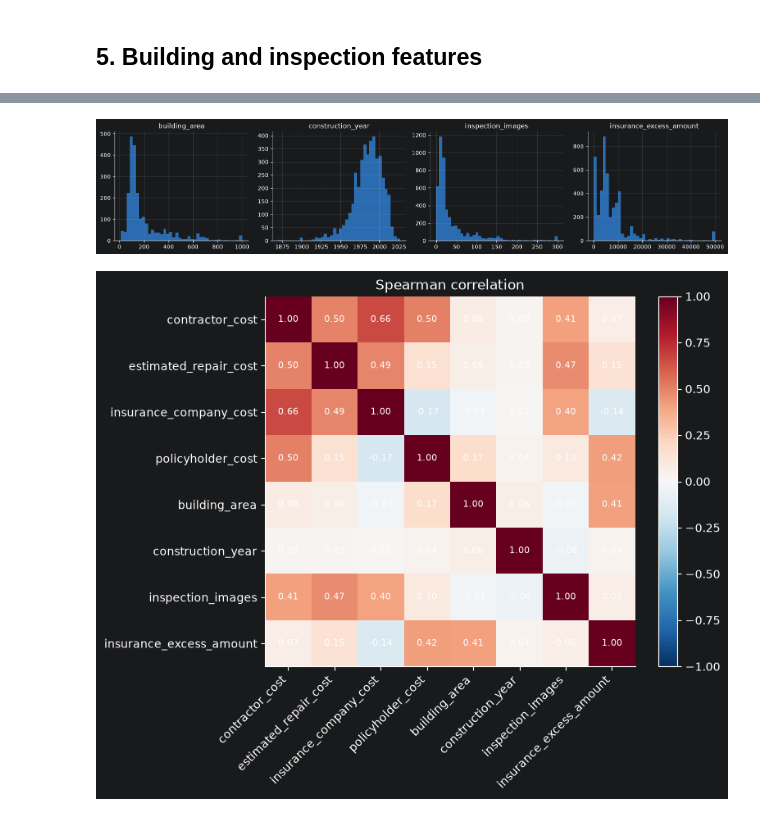
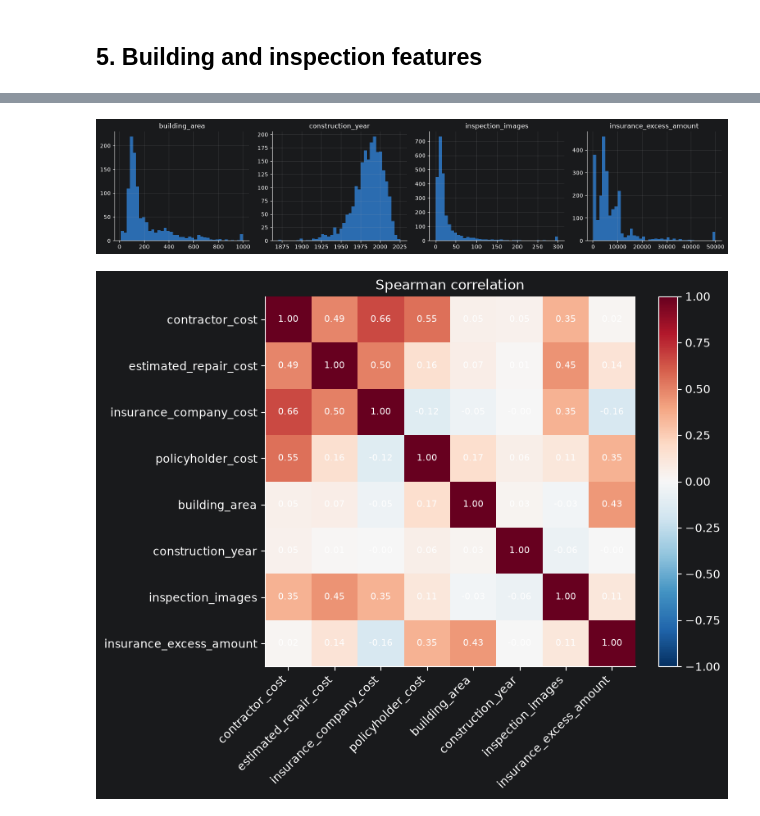
Before and after one commit to arumds/claims_cost_triage, a Jupyter notebook: notebooks/01_data_exploration.ipynb, the cells around one changed output, grey strips where cells are left out. Cells and saved outputs as stored; diff of their text form; code cells hidden in the pictures.

```diff
--- a/notebooks/01_data_exploration.ipynb
+++ b/notebooks/01_data_exploration.ipynb
@@ -275,6 +255,0 @@ Name: ratio, dtype: float64
-# %%
-order = v.groupby("inspection_type").ratio.median().sort_values().index
-fig, ax = plt.subplots(figsize=(8, 4))
-ax.boxplot([v.loc[v.inspection_type == t, "ratio"] for t in order], tick_labels=order, vert=False, showfliers=False)
-ax.axvline(1, color=ORANGE); ax.set(xlabel="quote / estimate", title="Estimate accuracy by damage type")
-plt.show()
@@ -284,0 +348,7 @@ plt.show()
+# %%
+# The ratio
+q["cost_to_estimate"] = q["contractor_cost"] / q["estimated_repair_cost"].where(q["contractor_cost"] >= 100)
+ratio_table = explore(q, "cost_to_estimate",
+     xlabel="contractor cost ÷ estimate  (>1 = overcost; log scale)",
+     ticks=[.125, .25, .5, 1, 2, 4, 8], ticklabels=["⅛", "¼", "½", "1", "2", "4", "8"],
+     refline=1, xlim=(0.1, 10), title="Bill vs estimate across variables")
@@ -288,6 +386,6 @@ plt.show()
 cats = ["inspection_type", "insurance_type", "building_type", "building_geographical_location", "quote_event", "decision_on_quote", "manual_review"]
 fig, axes = plt.subplots(2, 4, figsize=(16, 7)); axes = axes.ravel()
 for ax, c in zip(axes, cats):
-    raw[c].fillna("MISSING").value_counts().plot.barh(ax=ax, color=BLUE); ax.set(title=c, ylabel="")
+    q[c].fillna("MISSING").value_counts().plot.barh(ax=ax, color=BLUE); ax.set(title=c, ylabel="")
 axes[-1].axis("off"); plt.tight_layout(); plt.show()
 # %% [output]
@@ -295,4 +392,0 @@ axes[-1].axis("off"); plt.tight_layout(); plt.show()
-# %%
-# Median contractor quote by category
-for c in ["inspection_type", "insurance_type", "building_type", "building_geographical_location"]:
-    display(raw.groupby(c).contractor_cost.agg(["size", "median", "mean"]).sort_values("median"))
@@ -322,11 +393,11 @@ for c in ["inspection_type", "insurance_type", "building_type", "building_geogra
 # %%
 nums = ["building_area", "construction_year", "inspection_images", "insurance_excess_amount"]
 fig, axes = plt.subplots(1, 4, figsize=(16, 3.5))
 for ax, c in zip(axes, nums):
-    ax.hist(raw[c].dropna(), bins=40, color=BLUE); ax.set(title=c)
+    ax.hist(q[c].dropna(), bins=40, color=BLUE); ax.set(title=c)
 plt.tight_layout(); plt.show()
 # %% [output]
-[figure, old version]
+[figure, new version]
 # %%
 num_all = ["contractor_cost", "estimated_repair_cost", "insurance_company_cost", "policyholder_cost",
            "building_area", "construction_year", "inspection_images", "insurance_excess_amount"]
```
Also changed, not shown: parts of 52 cells of this notebook.
